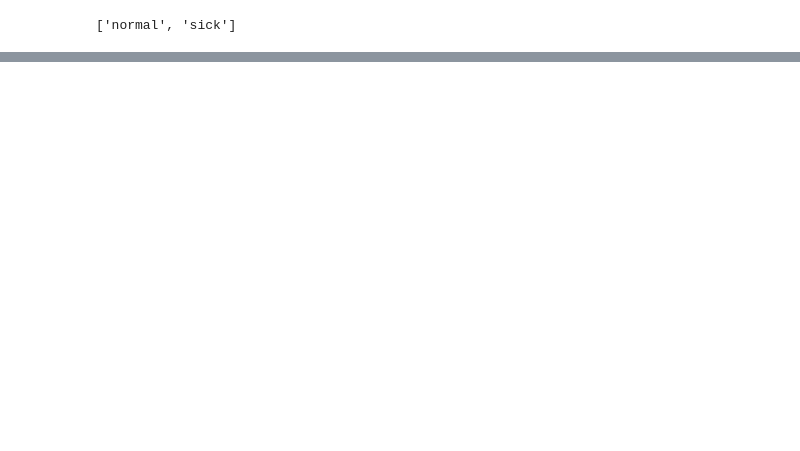
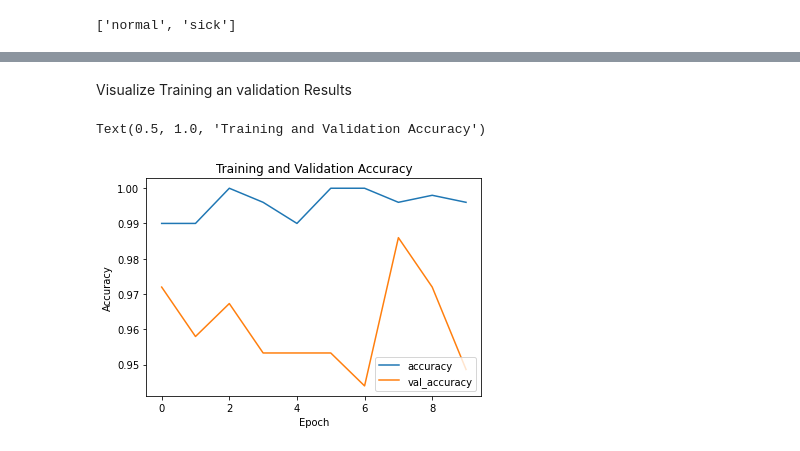
Before and after one commit to brendaFlavia/DeepLearningAssignment, a Jupyter notebook: Untitled0.ipynb, the cells around one changed output, grey strips where cells are left out. Saved outputs shown, nothing was run; the diff lists cells and outputs as text; code cells hidden in the pictures; blank space fills up the shorter version.

```diff
--- a/Untitled0.ipynb
+++ b/Untitled0.ipynb
@@ -183,0 +301,13 @@ test_loss, test_acc = model.evaluate(test_images,  test_labels, verbose=2)
+# %% [markdown]
+Visualize Training an validation Results
+# %%
+plt.plot(result.history['accuracy'], label='accuracy')
+plt.plot(result.history['val_accuracy'], label = 'val_accuracy')
+plt.xlabel('Epoch')
+plt.ylabel('Accuracy')
+#plt.ylim([0.5, 1])
+plt.legend(loc='lower right')
+plt.title('Training and Validation Accuracy')
+# %% [output]
+Text(0.5, 1.0, 'Training and Validation Accuracy')
+[figure, added]
```
Also changed, not shown: parts of 71 cells of this notebook.
